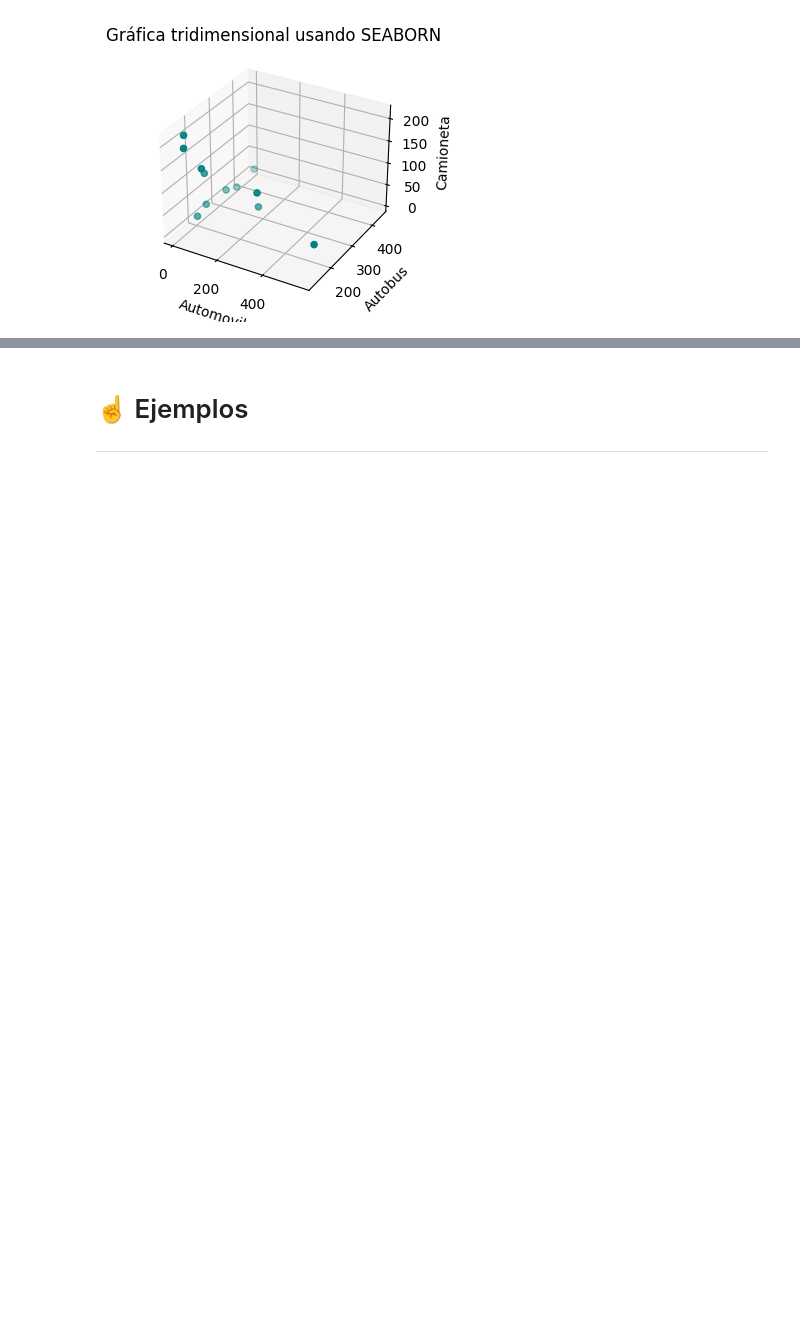
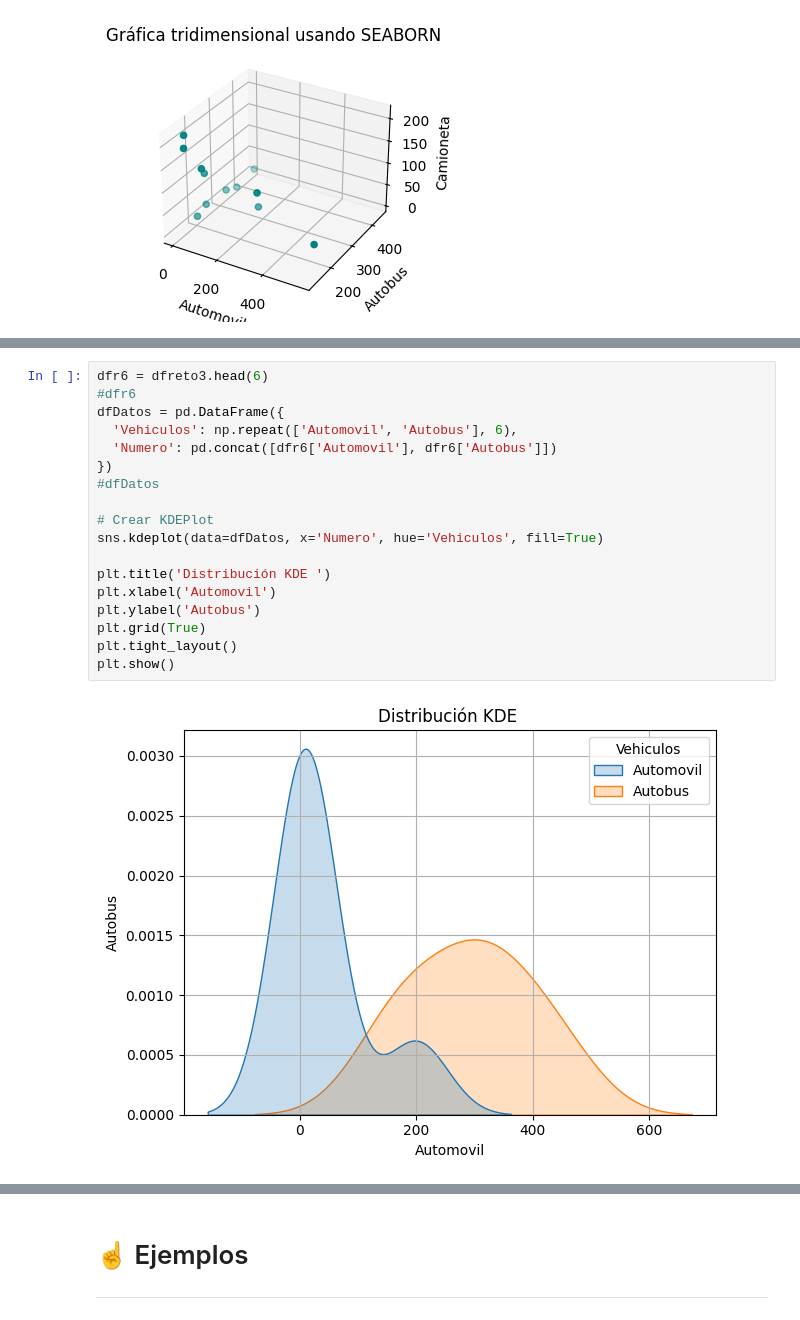
Before and after one commit to jcml002/12Reto, a Jupyter notebook: Reto12.ipynb, the cells around one changed output, grey strips where cells are left out. Drawn from its saved outputs; the diff is of its cells as text; blank space fills up the shorter version.

```diff
--- a/Reto12.ipynb
+++ b/Reto12.ipynb
@@ -113,0 +156,20 @@ plt.show()
+# %%
+dfr6 = dfreto3.head(6)
+#dfr6
+dfDatos = pd.DataFrame({
+  'Vehiculos': np.repeat(['Automovil', 'Autobus'], 6),
+  'Numero': pd.concat([dfr6['Automovil'], dfr6['Autobus']])
+})
+#dfDatos
+
+# Crear KDEPlot
+sns.kdeplot(data=dfDatos, x='Numero', hue='Vehiculos', fill=True)
+
+plt.title('Distribución KDE ')
+plt.xlabel('Automovil')
+plt.ylabel('Autobus')
+plt.grid(True)
+plt.tight_layout()
+plt.show()
+# %% [output]
+[figure, added]
```
Also changed, not shown: parts of 20 cells of this notebook.
